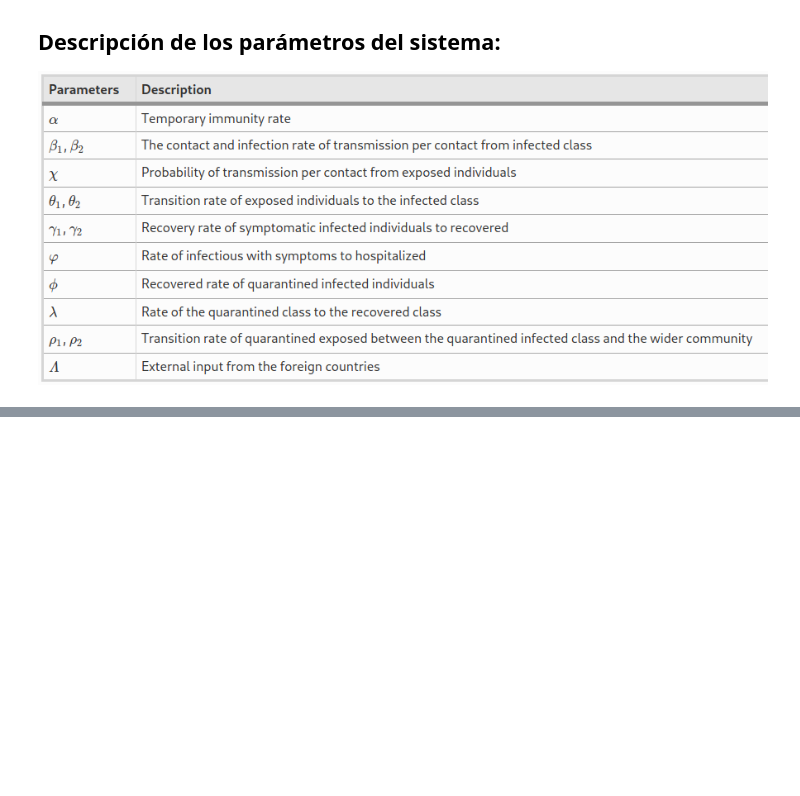
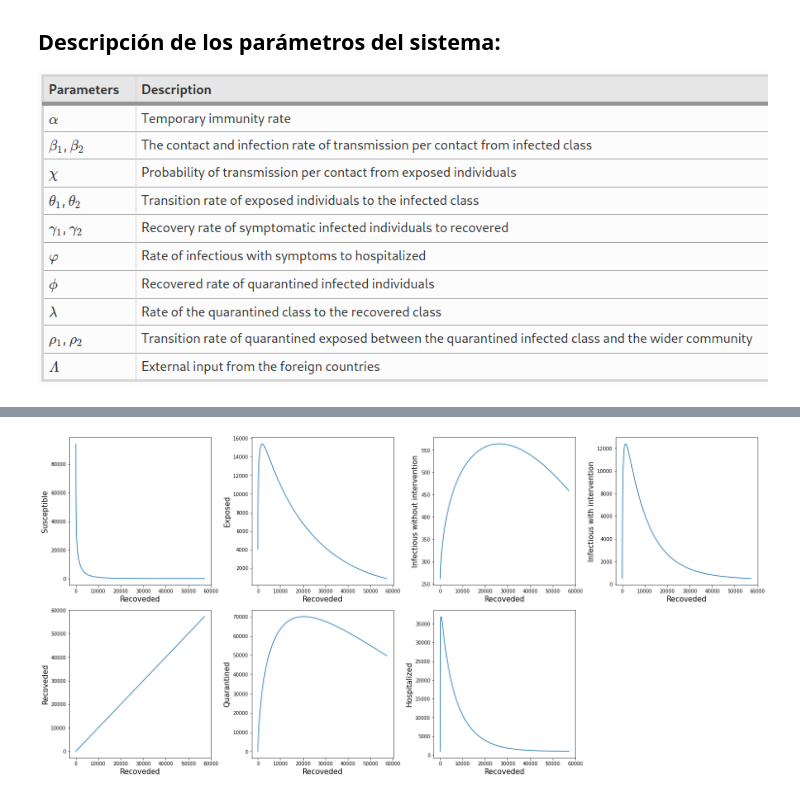
Before and after one commit to Rmejiaz/ModeladoSimulacion, a Jupyter notebook: Cuadernos/Proyecto.ipynb, the cells around one changed output, grey strips where cells are left out. Saved outputs shown, nothing was run; the diff lists cells and outputs as text; code cells hidden in the pictures; blank space fills up the shorter version.

```diff
--- a/Cuadernos/Proyecto.ipynb
+++ b/Cuadernos/Proyecto.ipynb
@@ -75,0 +77,12 @@ plt.show()
+# %%
+plt.figure(figsize=(21,10))
+var_ = 4
+for i,y in enumerate(yt.y):
+  plt.subplot(2,int(yt.y.shape[0]/2)+1,i+1)
+  plt.plot(yt.y[var_],y)
+  plt.xlabel(var_names[var_],fontsize=15)
+  plt.ylabel(var_names[i],fontsize=15)
+plt.tight_layout()
+plt.show()
+# %% [output]
+[figure, added]
```
Also changed, not shown: parts of 2 cells of this notebook.
